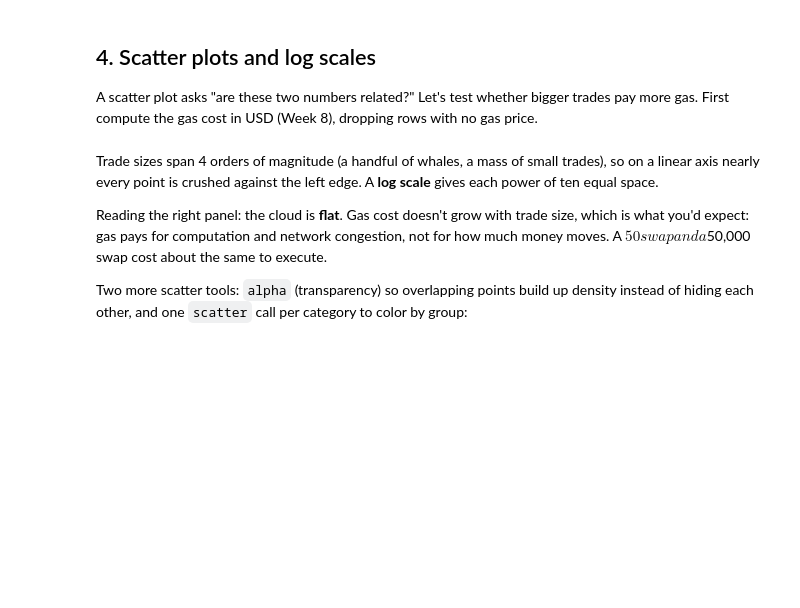
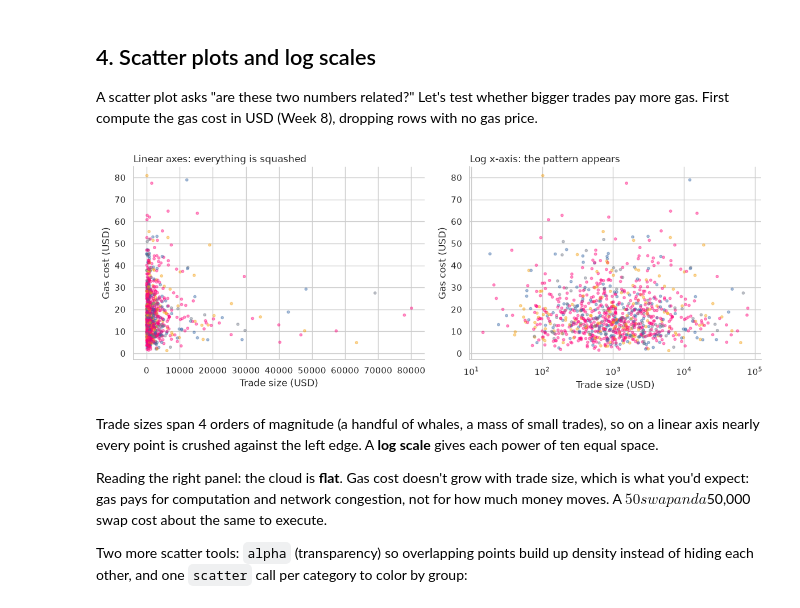
Before and after one commit to only1angelnath/python-for-blockchain-analytics, a Jupyter notebook: phase-2-python-for-data/week-09-visualization/lesson.ipynb, the cells around one changed output. Drawn from its saved outputs; the diff is of its cells as text; code cells hidden in the pictures; blank space fills up the shorter version.

```diff
--- a/phase-2-python-for-data/week-09-visualization/lesson.ipynb
+++ b/phase-2-python-for-data/week-09-visualization/lesson.ipynb
@@ -232,20 +232,25 @@ A scatter plot asks "are these two numbers related?" Let's test whether bigger t
 # %%
 d = (trades.dropna(subset=["gas_price_gwei"])
            .assign(gas_cost_usd=lambda x: x["gas_used"] * x["gas_price_gwei"] / 1e9 * 3_250))
 
 fig, axes = plt.subplots(1, 2, figsize=(12, 4.5))
 
-axes[0].scatter(d["amount_usd"], d["gas_cost_usd"], s=10, alpha=0.4)
+axes[0].scatter(d["amount_usd"], d["gas_cost_usd"], s=10, alpha=0.4, c=d['protocol'].map(PROTOCOL_COLORS))
+#s=10 is the size of the points while alpha=0.4 is the transparency of the points, making them slightly see-through.
+#c=d['protocol'].map(PROTOCOL_COLORS) is used to color the points based on the protocol, using the PROTOCOL_COLORS dictionary to map each protocol to a specific color.
+# This allows for visual differentiation of the data points based on the protocol they belong to.
 axes[0].set_title("Linear axes: everything is squashed", loc="left")
 
-axes[1].scatter(d["amount_usd"], d["gas_cost_usd"], s=10, alpha=0.4)
+axes[1].scatter(d["amount_usd"], d["gas_cost_usd"], s=10, alpha=0.4, c=d['protocol'].map(PROTOCOL_COLORS))
 axes[1].set_xscale("log")
 axes[1].set_title("Log x-axis: the pattern appears", loc="left")
 
 for ax in axes:
     ax.set_xlabel("Trade size (USD)")
     ax.set_ylabel("Gas cost (USD)")
 fig.tight_layout()
+# %% [output]
+[figure, added]
 # %% [markdown]
 Trade sizes span 4 orders of magnitude (a handful of whales, a mass of small trades), so on a linear axis nearly every point is crushed against the left edge. A **log scale** gives each power of ten equal space.
 
```
Also changed, not shown: parts of 20 cells of this notebook, 4 other files.
